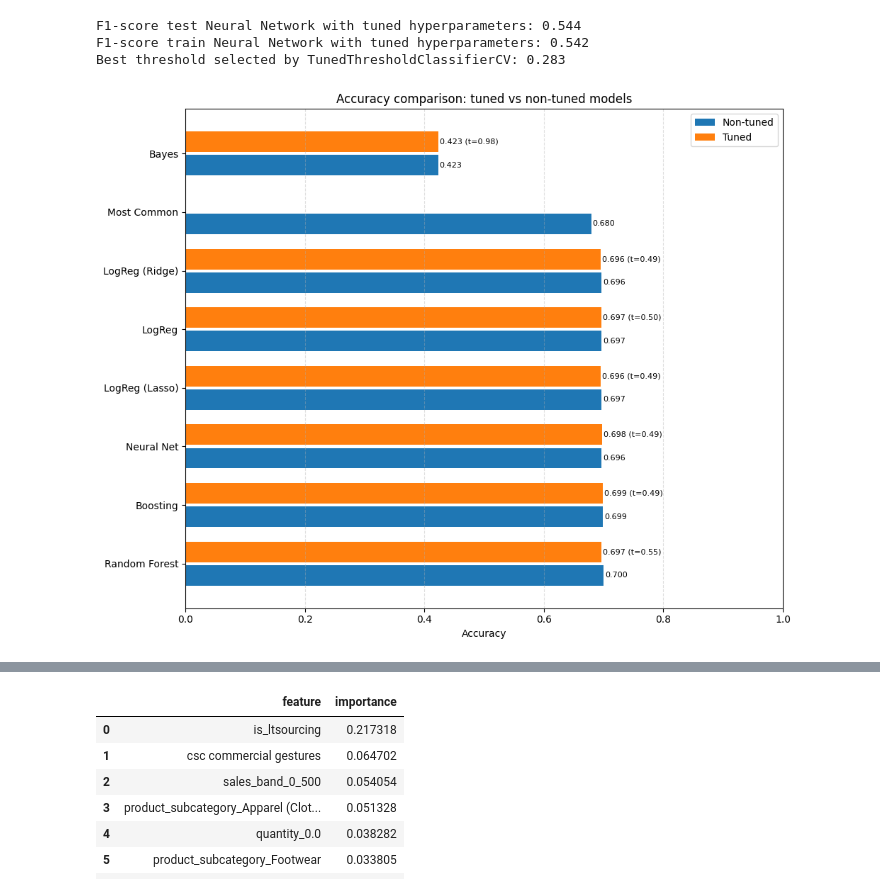
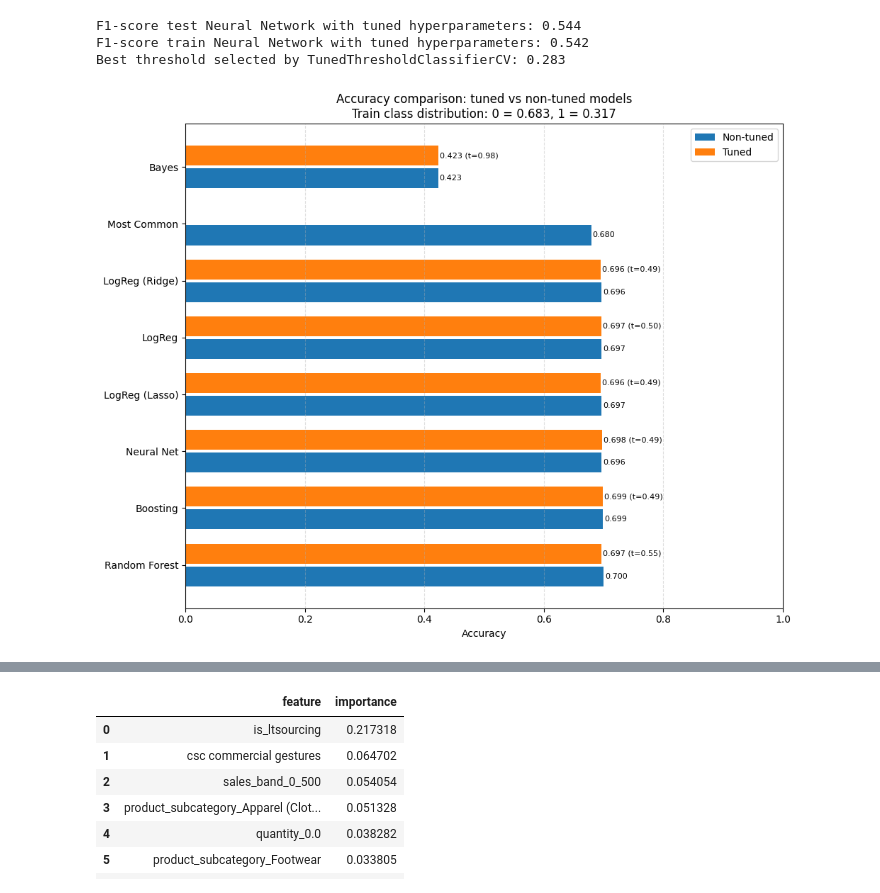
Before and after one commit to ice1O/Luxury-Fashion-Product-Return-Analysis, a Jupyter notebook: Models for Global.ipynb, the cells around one changed output, grey strips where cells are left out. Drawn from its saved outputs; the diff is of its cells as text; code cells hidden in the pictures.

```diff
--- a/Models for Global.ipynb
+++ b/Models for Global.ipynb
@@ -951,44 +942,56 @@ models = {
 
 rows = []
 for name, (acc_base, acc_tuned, t) in models.items():
-    max_acc = max(a for a in [acc_base, acc_tuned] if a is not None)
+
+    if acc_tuned is not None:
+        max_acc = max(acc_base, acc_tuned)
+    else:
+        max_acc = acc_base
     rows.append([name, acc_base, acc_tuned, t, max_acc])
 
 df_acc = pd.DataFrame(rows, columns=["Model", "Acc_base", "Acc_tuned", "Threshold", "MaxAcc"])
 
 
 df_acc = df_acc.sort_values("MaxAcc", ascending=False).reset_index(drop=True)
 
 
+class_ratio = y_train.value_counts(normalize=True).sort_index()
+neg = class_ratio.iloc[0]
+pos = class_ratio.iloc[1]
+
 plt.figure(figsize=(10, 8))
-
 y = np.arange(len(df_acc))
 
 plt.barh(y - 0.2, df_acc["Acc_base"], height=0.35, label="Non-tuned")
 plt.barh(y + 0.2, df_acc["Acc_tuned"], height=0.35, label="Tuned")
 
 
-for i, row in enumerate(df_acc.itertuples()):
-
-    plt.text(row.Acc_base + 0.002, i - 0.2, f"{row.Acc_base:.3f}",
+for i, row in df_acc.iterrows():
+    plt.text(row["Acc_base"] + 0.002, i - 0.2, f"{row['Acc_base']:.3f}",
              va="center", fontsize=8)
 
-    if row.Acc_tuned is not None:
-        if row.Threshold is not None:
-            txt = f"{row.Acc_tuned:.3f} (t={row.Threshold:.2f})"
+    if row["Acc_tuned"] is not None:
+        if row["Threshold"] is not None:
+            txt = f"{row['Acc_tuned']:.3f} (t={row['Threshold']:.2f})"
         else:
-            txt = f"{row.Acc_tuned:.3f}"
-        plt.text(row.Acc_tuned + 0.002, i + 0.2, txt,
+            txt = f"{row['Acc_tuned']:.3f}"
+        plt.text(row["Acc_tuned"] + 0.002, i + 0.2, txt,
                  va="center", fontsize=8)
 
 plt.yticks(y, df_acc["Model"])
 plt.xlabel("Accuracy")
-plt.title("Accuracy comparison: tuned vs non-tuned models")
+
+
+plt.title(
+    f"Accuracy comparison: tuned vs non-tuned models\n"
+    f"Train class distribution: 0 = {neg:.3f}, 1 = {pos:.3f}"
+)
+
 plt.grid(axis="x", linestyle="--", alpha=0.4)
 plt.legend()
 plt.xlim(0, 1)
 plt.tight_layout()
 plt.show()
 # %% [output]
-[figure, old version]
+[figure, new version]
 # %%
```
Also changed, not shown: parts of 19 cells of this notebook, 1 other file.
